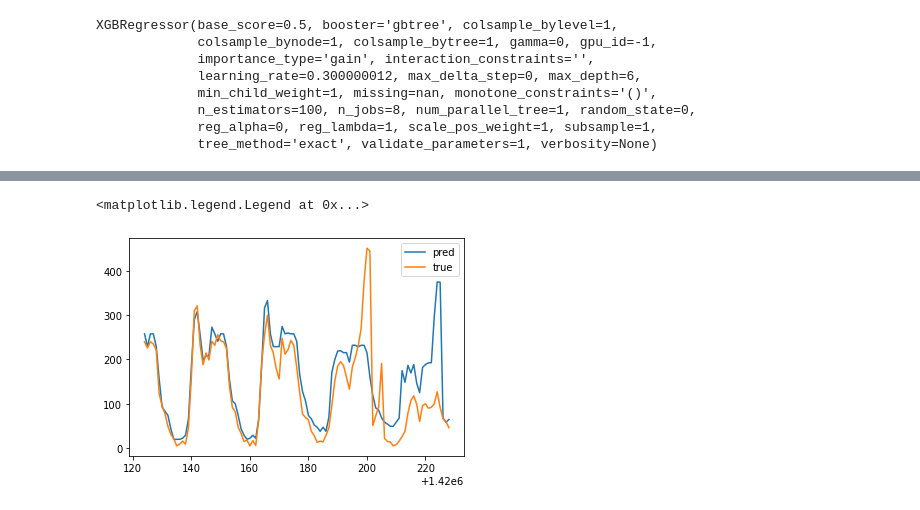
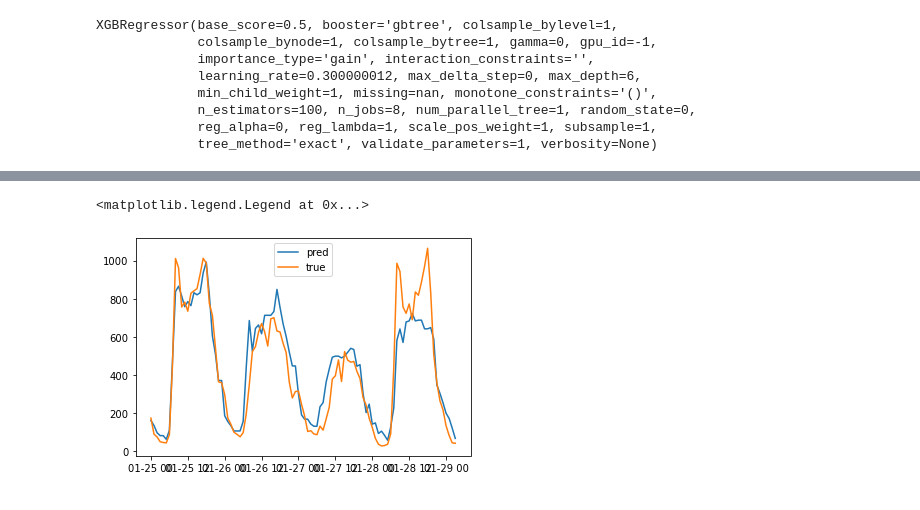
Before and after one commit to TiagoFilipeSousaGoncalves/wdl-tech-moguls, a Jupyter notebook: stage-2/code/Deliverable.ipynb, the cells around one changed output, grey strips where cells are left out. Saved outputs shown, nothing was run; the diff lists cells and outputs as text; code cells hidden in the pictures.

```diff
--- a/stage-2/code/Deliverable.ipynb
+++ b/stage-2/code/Deliverable.ipynb
@@ -275,0 +406,16 @@ from xgboost import XGBRegressor
+# %%
+COLS_TO_REMOVE = [
+    'entity_id',
+    'dateobserved',
+    'name',
+    'latitude',
+    'longitude',
+    'entity_type',
+    'street',
+    'start_date',
+    'end_date',
+    'target',
+    'dateobserved_target'
+]
+
+COLS_TO_KEEP = [x for x in df_resampled.columns if x not in COLS_TO_REMOVE]
@@ -297,8 +485,8 @@ y_train = X_train['target']
 #y_train = scaler.fit_transform(y_train.values.reshape(-1, 1))
 # %%
-xgb = XGBRegressor()
+xgb = XGBRegressor(n_estimators=100)
 
-xgb.fit(X_train[COLS].fillna(0), y_train)
+xgb.fit(X_train[COLS_TO_KEEP].fillna(9999).astype(float), y_train)
 # %% [output]
 XGBRegressor(base_score=0.5, booster='gbtree', colsample_bylevel=1,
              colsample_bynode=1, colsample_bytree=1, gamma=0, gpu_id=-1,
@@ -309,4 +497,4 @@ XGBRegressor(base_score=0.5, booster='gbtree', colsample_bylevel=1,
              reg_alpha=0, reg_lambda=1, scale_pos_weight=1, subsample=1,
              tree_method='exact', validate_parameters=1, verbosity=None)
 # %%
-y_pred = xgb.predict(X_test[COLS].fillna(0))
+y_pred = xgb.predict(X_test[COLS_TO_KEEP].fillna(9999).astype(float))
@@ -348,13 +609,13 @@ xgb.get_booster().get_score(importance_type='weight')
 # %%
-tmp = X_test[X_test.entity_id == 'urn:ngsi-ld:TrafficFlowObserved:porto:traffic:CMP:CT6Z7']
+tmp = X_test[X_test.entity_id == 'urn:ngsi-ld:TrafficFlowObserved:porto:traffic:CMP:CT7Z3']
 # %%
 tmp = tmp[
     (tmp.dateobserved < '2018-08-12')# & (tmp.dateobserved > '2018-05-18')
 ]
 # %%
-plt.plot(tmp['pred_score'], label='pred')
-plt.plot(tmp['target'], label='true')
+plt.plot(tmp['dateobserved'][600:700], tmp['pred_score'][600:700], label='pred')
+plt.plot(tmp['dateobserved'][600:700], tmp['target'][600:700], label='true')
 plt.legend()
 # %% [output]
 <matplotlib.legend.Legend at 0x...>
-[figure, old version]
+[figure, new version]
```
Also changed, not shown: parts of 58 cells of this notebook.
